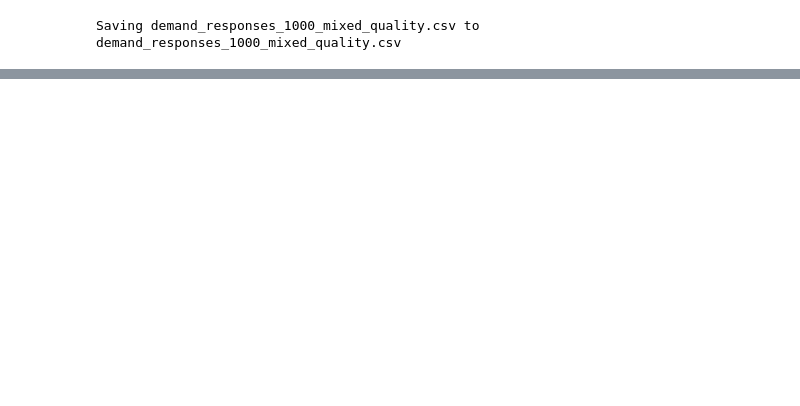
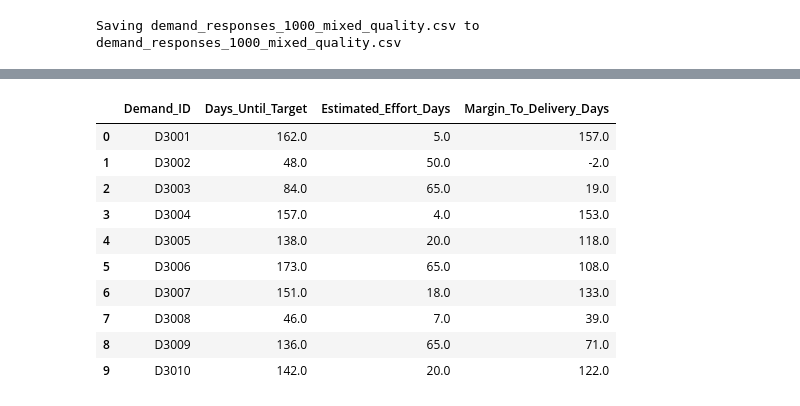
Before and after one commit to 54SADJCQB-BPPProfessionalPractice/SoftwareEngineeringDemandTriaging, a Jupyter notebook: Untitled2.ipynb, the cells around one changed output, grey strips where cells are left out. Saved outputs shown, nothing was run; the diff lists cells and outputs as text; code cells hidden in the pictures; blank space fills up the shorter version.

```diff
--- a/Untitled2.ipynb
+++ b/Untitled2.ipynb
@@ -28,0 +57,3 @@ File Uploaded:  {'demand_responses_1000_mixed_quality.csv': b'\xef\xbb\xbfDemand
+# %%
+df['Submitted_Date'] = pd.to_datetime(df['Submitted_Date'], errors='coerce').dt.strftime('%Y-%m-%d')
+df.head()
@@ -28,0 +69,3 @@ File Uploaded:  {'demand_responses_1000_mixed_quality.csv': b'\xef\xbb\xbfDemand
+# %%
+df['Target_Date'] = pd.to_datetime(df['Target_Date'], errors='coerce').dt.strftime('%Y-%m-%d')
+df.head()
@@ -28,0 +87,5 @@ File Uploaded:  {'demand_responses_1000_mixed_quality.csv': b'\xef\xbb\xbfDemand
+# %%
+df['Submitted_Date'] = pd.to_datetime(df['Submitted_Date'], errors='coerce')
+df['Target_Date'] = pd.to_datetime(df['Target_Date'], errors='coerce')
+df['Days_Until_Target'] = (df['Target_Date'] - df['Submitted_Date']).dt.days
+df.head()
@@ -28,0 +111,21 @@ File Uploaded:  {'demand_responses_1000_mixed_quality.csv': b'\xef\xbb\xbfDemand
+# %%
+#Convert Estimated_Effort_Days to numeric first
+df['Estimated_Effort_Days'] = pd.to_numeric(df['Estimated_Effort_Days'], errors='coerce')
+
+#Compare the available timeframe with estimated effort
+df['Margin_To_Delivery_Days'] = df['Days_Until_Target'] - df['Estimated_Effort_Days']
+
+#Review the results (also fixing the column name from 'Days_To_Target' to 'Days_Until_Target')
+df[['Demand_ID', 'Days_Until_Target', 'Estimated_Effort_Days', 'Margin_To_Delivery_Days']].head(10)
+# %% [output]
+|  | Demand_ID | Days_Until_Target | Estimated_Effort_Days | Margin_To_Delivery_Days |
+| 0 | D3001 | 162.0 | 5.0 | 157.0 |
+| 1 | D3002 | 48.0 | 50.0 | -2.0 |
+| 2 | D3003 | 84.0 | 65.0 | 19.0 |
+| 3 | D3004 | 157.0 | 4.0 | 153.0 |
+| 4 | D3005 | 138.0 | 20.0 | 118.0 |
+| 5 | D3006 | 173.0 | 65.0 | 108.0 |
+| 6 | D3007 | 151.0 | 18.0 | 133.0 |
+| 7 | D3008 | 46.0 | 7.0 | 39.0 |
+| 8 | D3009 | 136.0 | 65.0 | 71.0 |
+| 9 | D3010 | 142.0 | 20.0 | 122.0 |
```
Also changed, not shown: parts of 8 cells of this notebook.
